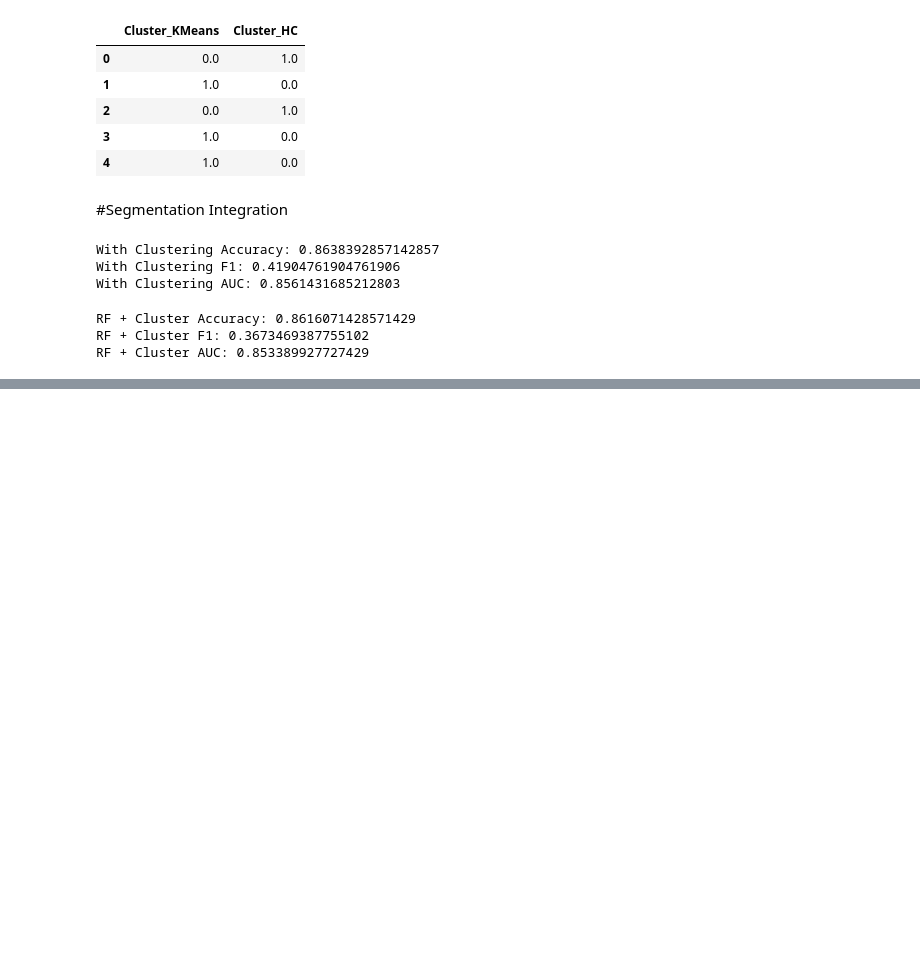
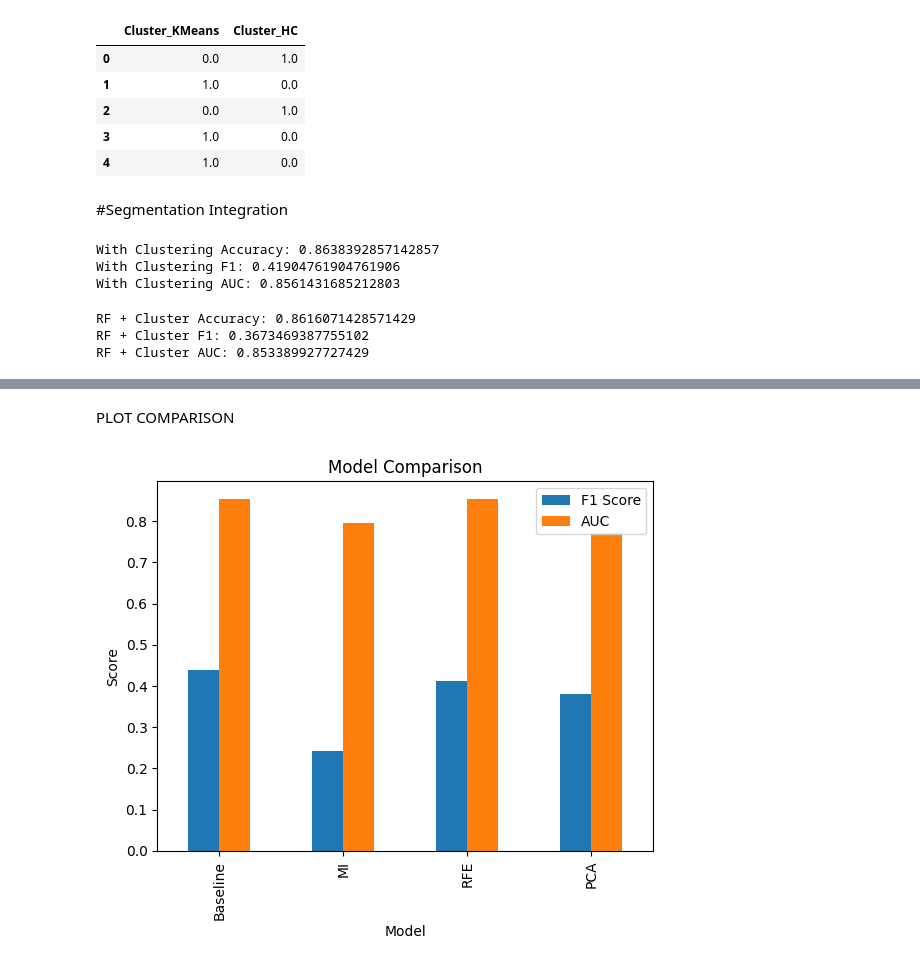
Before and after one commit to SrivaniVadlamannati/customer_response_prediction, a Jupyter notebook: notebooks/customer_response_prediction.ipynb, the cells around one changed output, grey strips where cells are left out. Cells and saved outputs as stored; diff of their text form; code cells hidden in the pictures; blank space fills up the shorter version.

```diff
--- a/notebooks/customer_response_prediction.ipynb
+++ b/notebooks/customer_response_prediction.ipynb
@@ -562,0 +563,11 @@ RF + Cluster AUC: 0.853389927727429
+# %%
+import pandas as pd
+
+results = pd.DataFrame({
+    "Model": ["Baseline", "MI", "RFE", "PCA"],
+    "Accuracy": [baseline_acc, mi_acc, accuracy_score(y_test, y_pred_rfe), pca_acc],
+    "F1 Score": [baseline_f1, mi_f1, f1_score(y_test, y_pred_rfe), pca_f1],
+    "AUC": [baseline_auc, mi_auc, roc_auc_score(y_test, y_prob_rfe), pca_auc]
+})
+
+results
@@ -562,0 +580,11 @@ RF + Cluster AUC: 0.853389927727429
+# %% [markdown]
+PLOT COMPARISON
+# %%
+import matplotlib.pyplot as plt
+
+results.set_index("Model")[["F1 Score", "AUC"]].plot(kind="bar")
+plt.title("Model Comparison")
+plt.ylabel("Score")
+plt.show()
+# %% [output]
+[figure, added]
```
Also changed, not shown: parts of 16 cells of this notebook.
